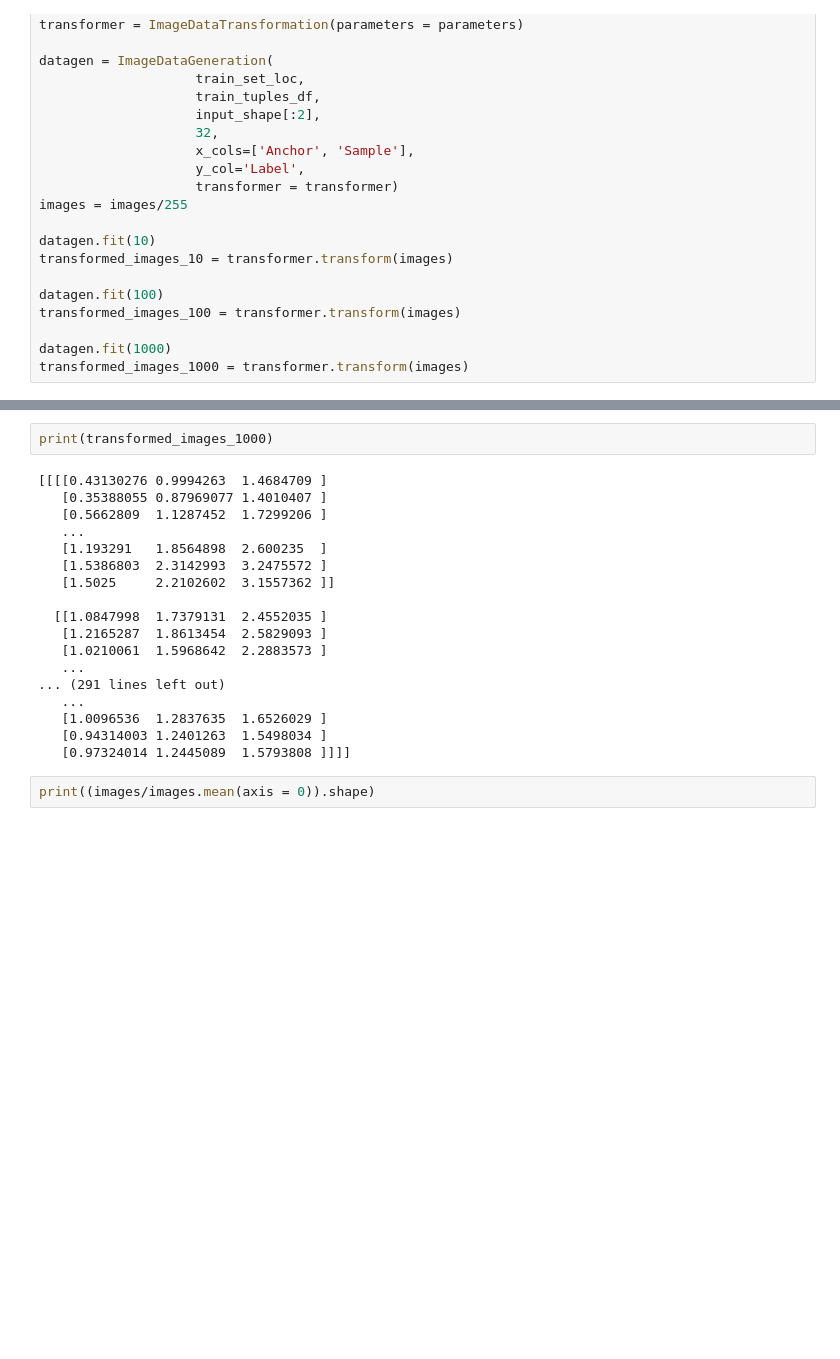
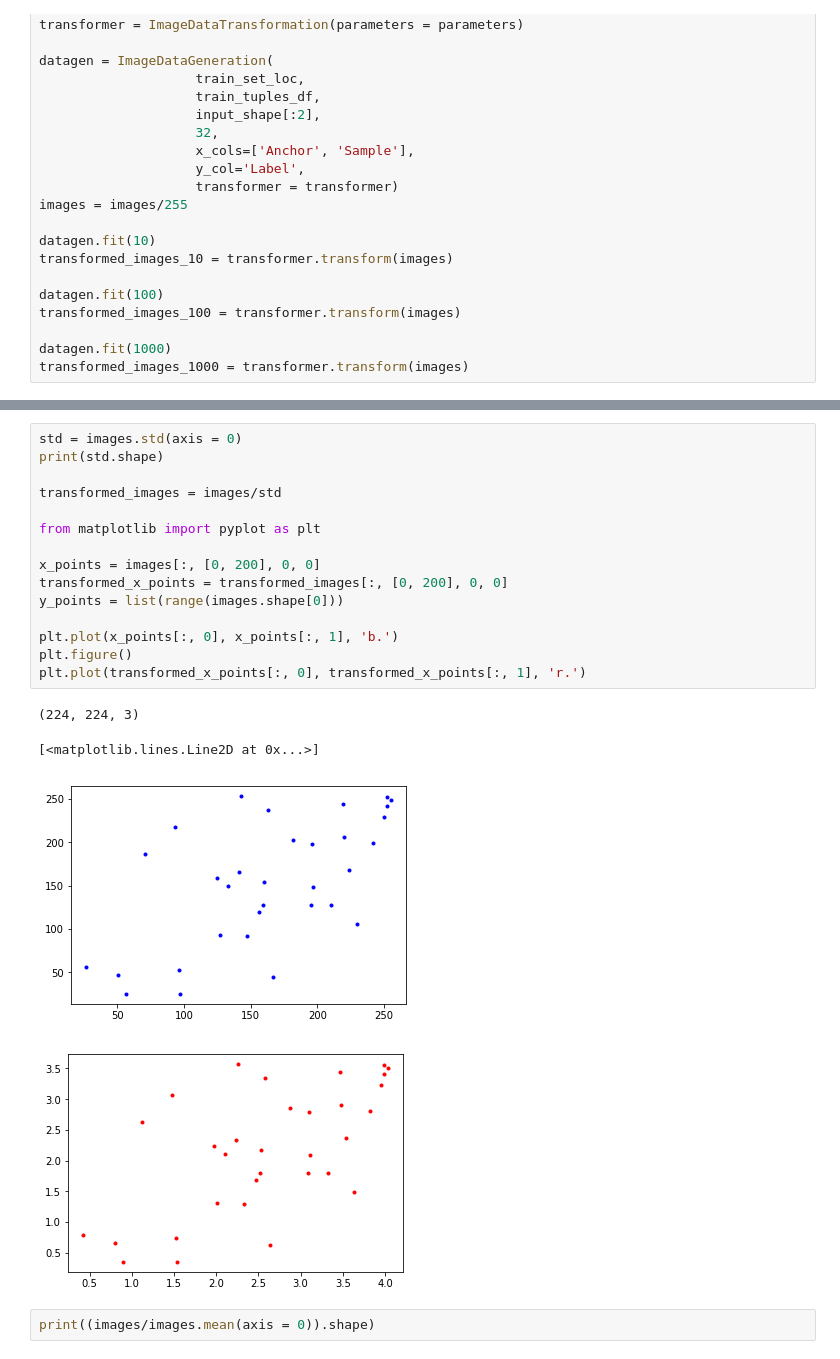
Before and after one commit to NareshPS/humpback-whale, a Jupyter notebook: Transformation.ipynb, the cells around one changed output, grey strips where cells are left out. Cells and saved outputs as stored; diff of their text form; blank space fills up the shorter version.

```diff
--- a/Transformation.ipynb
+++ b/Transformation.ipynb
@@ -125,25 +125,25 @@ Clipping input data to the valid range for imshow with RGB data ([0..1] for floa
 Clipping input data to the valid range for imshow with RGB data ([0..1] for floats or [0..255] for integers).
 Clipping input data to the valid range for imshow with RGB data ([0..1] for floats or [0..255] for integers).
 [figure]
-# %%
-print(transformed_images_1000)
-# %% [output]
-[[[[0.43130276 0.9994263  1.4684709 ]
-   [0.35388055 0.87969077 1.4010407 ]
-   [0.5662809  1.1287452  1.7299206 ]
-   ...
-   [1.193291   1.8564898  2.600235  ]
-   [1.5386803  2.3142993  3.2475572 ]
-   [1.5025     2.2102602  3.1557362 ]]
-
-  [[1.0847998  1.7379131  2.4552035 ]
-   [1.2165287  1.8613454  2.5829093 ]
-   [1.0210061  1.5968642  2.2883573 ]
-   ...
-... (291 lines left out)
-   ...
-   [1.0096536  1.2837635  1.6526029 ]
-   [0.94314003 1.2401263  1.5498034 ]
-   [0.97324014 1.2445089  1.5793808 ]]]]
+# %%
+std = images.std(axis = 0)
+print(std.shape)
+
+transformed_images = images/std
+
+from matplotlib import pyplot as plt
+
+x_points = images[:, [0, 200], 0, 0]
+transformed_x_points = transformed_images[:, [0, 200], 0, 0]
+y_points = list(range(images.shape[0]))
+
+plt.plot(x_points[:, 0], x_points[:, 1], 'b.')
+plt.figure()
+plt.plot(transformed_x_points[:, 0], transformed_x_points[:, 1], 'r.')
+# %% [output]
+(224, 224, 3)
+[<matplotlib.lines.Line2D at 0x...>]
+[figure, added]
+[figure, added]
 # %%
 print((images/images.mean(axis = 0)).shape)
```
Also changed, not shown: 3 other files.
